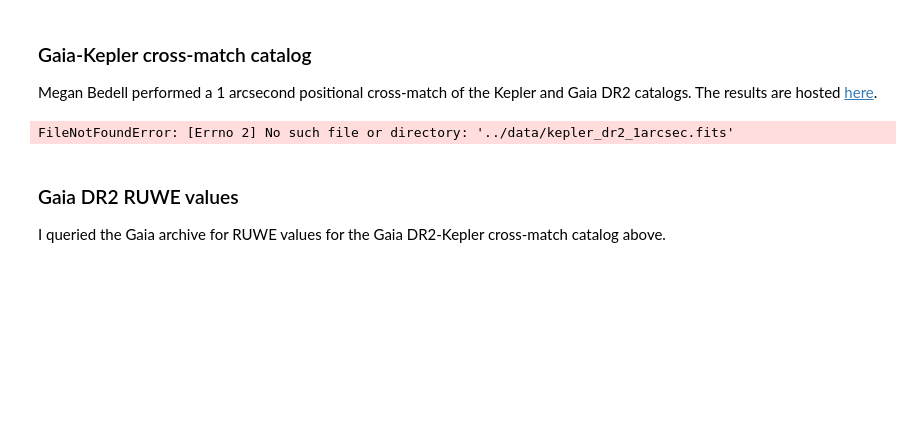
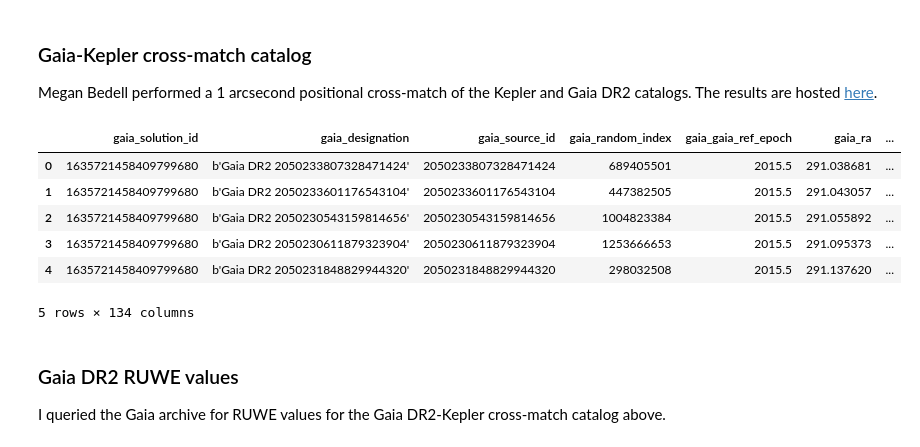
Before and after one commit to trevordavid/radius-gap, a Jupyter notebook: notebooks/cks-merge-tables.ipynb, the cells around one changed output. Drawn from its saved outputs; the diff is of its cells as text; code cells hidden in the pictures; blank space fills up the shorter version.

Commit message:
Adding M. Bedell's Gaia-Kepler positional cross-match catalog

```diff
--- a/notebooks/cks-merge-tables.ipynb
+++ b/notebooks/cks-merge-tables.ipynb
@@ -204,13 +204,17 @@ p20.head()
 ### Gaia-Kepler cross-match catalog
 Megan Bedell performed a 1 arcsecond positional cross-match of the Kepler and Gaia DR2 catalogs. The results are hosted [here](https://gaia-kepler.fun/).
 # %%
-gaia = Table.read('../data/kepler_dr2_1arcsec.fits', format='fits')
-gaia = gaia.to_pandas()
+gaia = pd.read_parquet('../data/kepler_dr2_1arcsec.parquet')
 prepend_dataframe_columns(gaia, "gaia_")
-
 gaia.head()
 # %% [output]
+|  | gaia_solution_id | gaia_designation | gaia_source_id | gaia_random_index | gaia_gaia_ref_epoch | gaia_ra | ... |
+| 0 | 1635721458409799680 | b'Gaia DR2 2050233807328471424' | 2050233807328471424 | 689405501 | 2015.5 | 291.038681 | ... |
+| 1 | 1635721458409799680 | b'Gaia DR2 2050233601176543104' | 2050233601176543104 | 447382505 | 2015.5 | 291.043057 | ... |
+| 2 | 1635721458409799680 | b'Gaia DR2 2050230543159814656' | 2050230543159814656 | 1004823384 | 2015.5 | 291.055892 | ... |
+| 3 | 1635721458409799680 | b'Gaia DR2 2050230611879323904' | 2050230611879323904 | 1253666653 | 2015.5 | 291.095373 | ... |
+| 4 | 1635721458409799680 | b'Gaia DR2 2050231848829944320' | 2050231848829944320 | 298032508 | 2015.5 | 291.137620 | ... |
-FileNotFoundError: [Errno 2] No such file or directory: '../data/kepler_dr2_1arcsec.fits'
+5 rows × 134 columns
 # %% [markdown]
 ### Gaia DR2 RUWE values
 I queried the Gaia archive for RUWE values for the Gaia DR2-Kepler cross-match catalog above.
```
Also changed, not shown: 4 other files.
